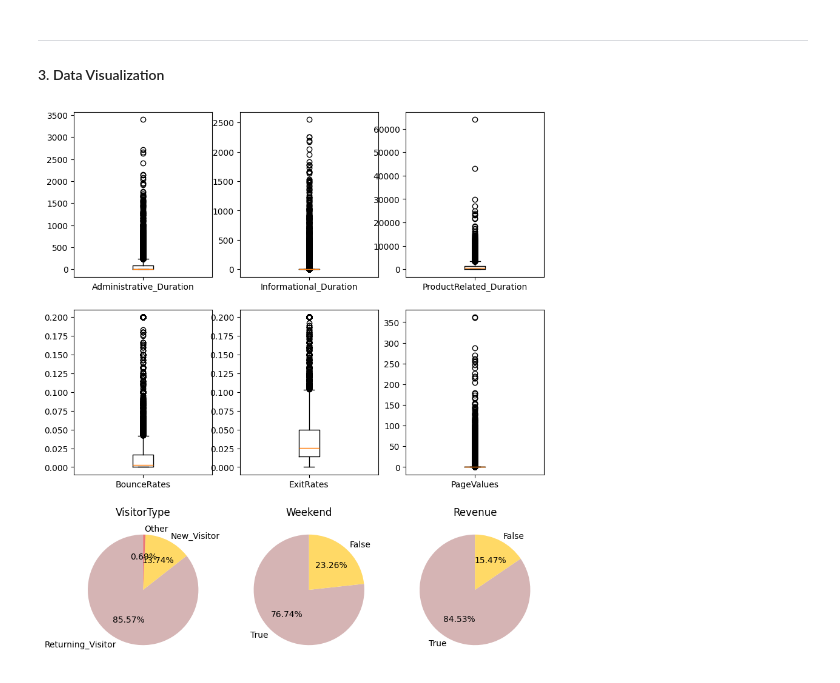
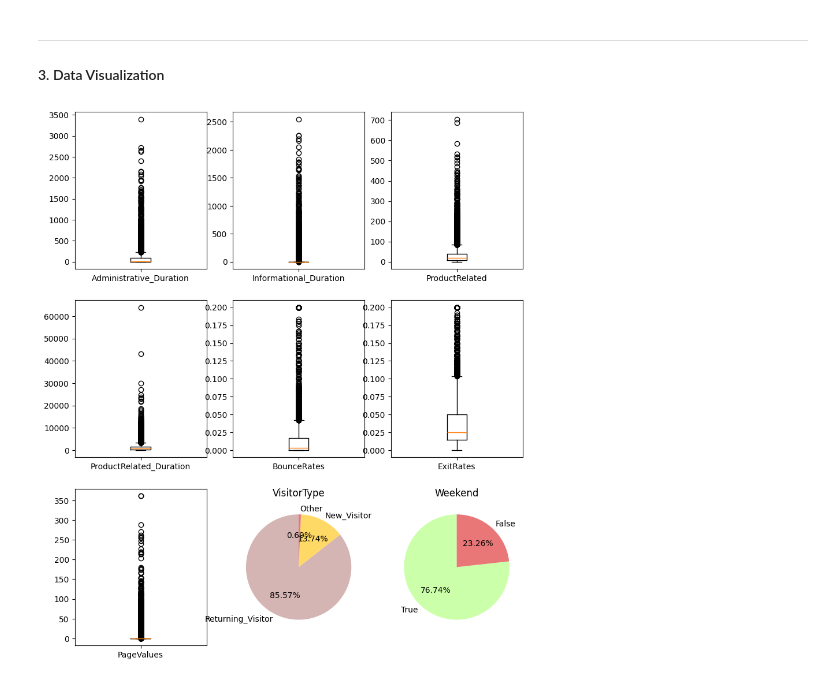
Before and after one commit to LintangWisesa/PDB_MTI_UI_Lab1_K6, a Jupyter notebook: Online Shoppers Intention.ipynb, the cells around one changed output. Saved outputs shown, nothing was run; the diff lists cells and outputs as text; code cells hidden in the pictures.

Commit message:
shop preprocessing

```diff
--- a/Online Shoppers Intention.ipynb
+++ b/Online Shoppers Intention.ipynb
@@ -105,30 +105,30 @@ shop.describe()
 # %%
 colors = ['#D5B4B4', '#FFD966', '#E97777']
 fig, (
     (ax1, ax2, ax3), (ax4, ax5, ax6), (ax7, ax8, ax9)
 ) = plt.subplots(3, 3, figsize=(10, 12))
 
 ax1.boxplot(shop['Administrative_Duration'])
 ax1.set_xticks([1], ['Administrative_Duration'])
 ax2.boxplot(shop['Informational_Duration'])
 ax2.set_xticks([1], ['Informational_Duration'])
-ax3.boxplot(shop['ProductRelated_Duration'])
-ax3.set_xticks([1], ['ProductRelated_Duration'])
+ax3.boxplot(shop['ProductRelated'])
+ax3.set_xticks([1], ['ProductRelated'])
 
-ax4.boxplot(shop['BounceRates'])
-ax4.set_xticks([1], ['BounceRates'])
-ax5.boxplot(shop['ExitRates'])
-ax5.set_xticks([1], ['ExitRates'])
-ax6.boxplot(shop['PageValues'])
-ax6.set_xticks([1], ['PageValues'])
+ax4.boxplot(shop['ProductRelated_Duration'])
+ax4.set_xticks([1], ['ProductRelated_Duration'])
+ax5.boxplot(shop['BounceRates'])
+ax5.set_xticks([1], ['BounceRates'])
+ax6.boxplot(shop['ExitRates'])
+ax6.set_xticks([1], ['ExitRates'])
 
-ax7.set_title("VisitorType")
-ax7.pie(shop['VisitorType'].value_counts(), labels=shop['VisitorType'].value_counts().index, autopct='%.2f%%', startangle=90, colors=colors)
-ax8.set_title("Weekend")
-ax8.pie(shop['Weekend'].value_counts(), labels=shop['Weekend'].value_counts().sort_values().index, autopct='%.2f%%', startangle=90, colors=colors)
-ax9.set_title("Revenue")
-ax9.pie(shop['Revenue'].value_counts(), labels=shop['Revenue'].value_counts().sort_values().index, autopct='%.2f%%', startangle=90, colors=colors)
+ax7.boxplot(shop['PageValues'])
+ax7.set_xticks([1], ['PageValues'])
+ax8.set_title("VisitorType")
+ax8.pie(shop['VisitorType'].value_counts(), labels=shop['VisitorType'].value_counts().index, autopct='%.2f%%', startangle=90, colors=colors)
+ax9.set_title("Weekend")
+ax9.pie(shop['Weekend'].value_counts(), labels=shop['Weekend'].value_counts().sort_values().index, autopct='%.2f%%', startangle=90, colors=['#CBFFA9', '#E97777'])
 
 plt.show()
 # %% [output]
-[figure, old version]
+[figure, new version]
```
Also changed, not shown: parts of 14 cells of this notebook.
